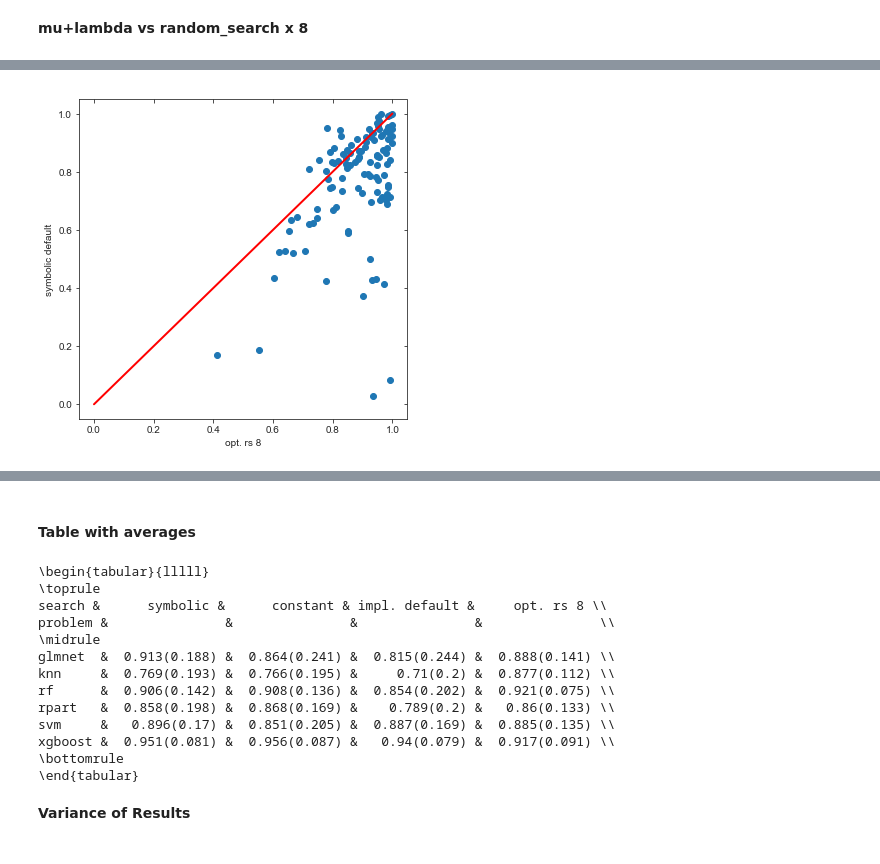
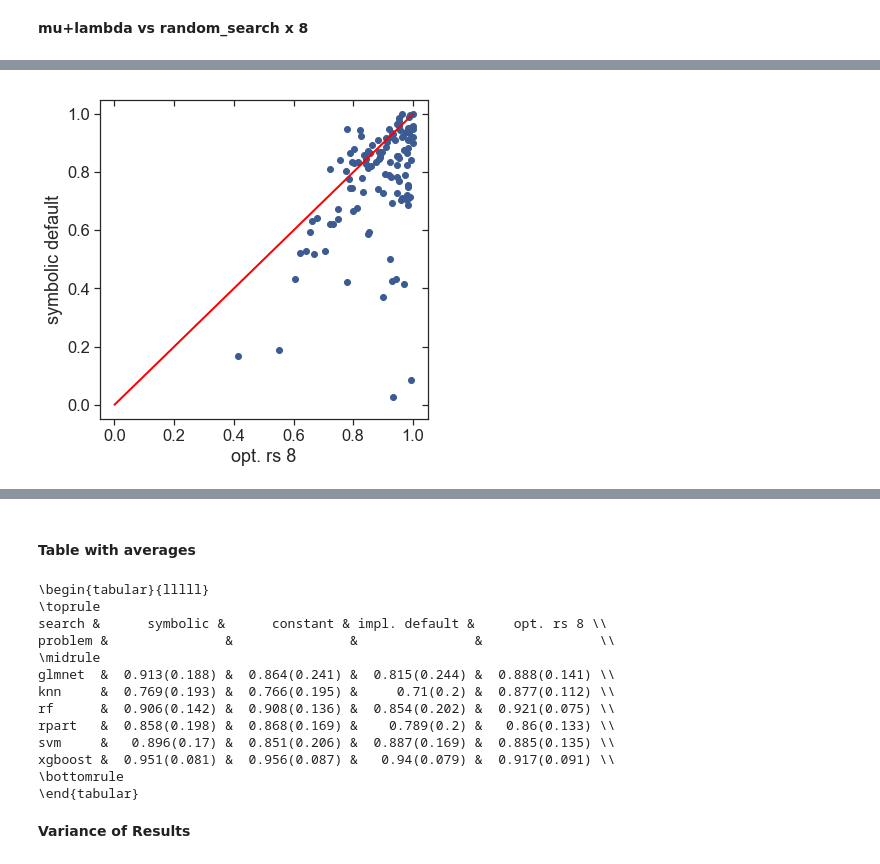
Before and after one commit to PGijsbers/symbolicdefaults, a Jupyter notebook: LogParsing-V3.ipynb, the cells around one changed output, grey strips where cells are left out. Saved outputs shown, nothing was run; the diff lists cells and outputs as text; code cells hidden in the pictures.

```diff
--- a/LogParsing-V3.ipynb
+++ b/LogParsing-V3.ipynb
@@ -211,7 +211,7 @@ problems = ['svm', 'glmnet', 'rf', 'rpart', 'knn', 'xgboost']
 search_strategies = ["mupluslambda", "random_search", "True"]
 log = {}
 for problem in problems:
-    log[problem] = Runlog(problem, search_strategies, logdir="runs/results2")
+    log[problem] = Runlog(problem, search_strategies, logdir="runs/results3")
 # %%
 # Get final expression acording to some pick strategy data.
 # Columns 'in' and 'out' refer to in- and out-of-sample performance
@@ -613,12 +612,13 @@ for problem in aggsrdf.problem.unique():
     psrdf = psrdf[psrdf["problem"] == problem]
     psrdf = psrdf[psrdf.search.isin(x+y)].pivot_table(index="task", columns="search",  values="out")
     if len(psrdf) and psrdf.shape[1] > 1:
-        grid = sns.JointGrid(psrdf[x].values, psrdf[y].values, space=0, size=6, ratio=50)
-        grid.plot_joint(plt.scatter)
-        grid.ax_joint.set_xlabel(*x)
-        grid.ax_joint.set_ylabel(*y)
-        #plt.title(problem)
-        plt.plot([0.,1.], [0.,1.], "b-", linewidth = 2, color = "red")
-        plt.savefig(f"figures/scatter_vs_rs8_surrogates_{problem}.pdf", bbox_inches='tight', pad_inches=.1)
-        plt.show()
+        with sns.plotting_context("notebook", font_scale=1.5):
+            grid = sns.JointGrid(psrdf[x].values, psrdf[y].values, space=0, size=6, ratio=50)
+            grid.plot_joint(plt.scatter)
+            grid.ax_joint.set_xlabel(*x)
+            grid.ax_joint.set_ylabel(*y)
+            #plt.title(problem)
+            plt.plot([0.,1.], [0.,1.], "b-", linewidth = 2, color = "red")
+            plt.savefig(f"figures/scatter_vs_rs8_surrogates_{problem}.pdf", bbox_inches='tight', pad_inches=.1)
+            plt.show()
 # %% [output]
@@ -626 +626 @@ for problem in aggsrdf.problem.unique():
-[figure, old version]
+[figure, new version]
@@ -656,7 +656,7 @@ glmnet  &  0.913(0.188) &  0.864(0.241) &  0.815(0.244) &  0.888(0.141) \\
 knn     &  0.769(0.193) &  0.766(0.195) &     0.71(0.2) &  0.877(0.112) \\
 rf      &  0.906(0.142) &  0.908(0.136) &  0.854(0.202) &  0.921(0.075) \\
 rpart   &  0.858(0.198) &  0.868(0.169) &    0.789(0.2) &   0.86(0.133) \\
-svm     &   0.896(0.17) &  0.851(0.205) &  0.887(0.169) &  0.885(0.135) \\
+svm     &   0.896(0.17) &  0.851(0.206) &  0.887(0.169) &  0.885(0.135) \\
 xgboost &  0.951(0.081) &  0.956(0.087) &   0.94(0.079) &  0.917(0.091) \\
 \bottomrule
 \end{tabular}
```
Also changed, not shown: parts of 20 cells of this notebook.
